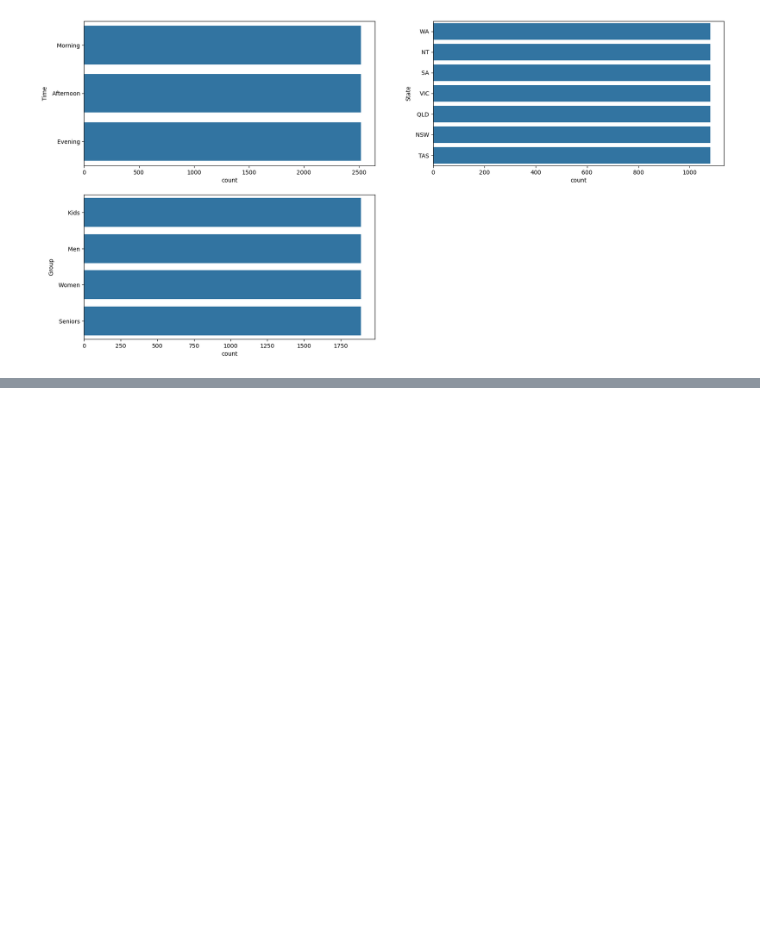
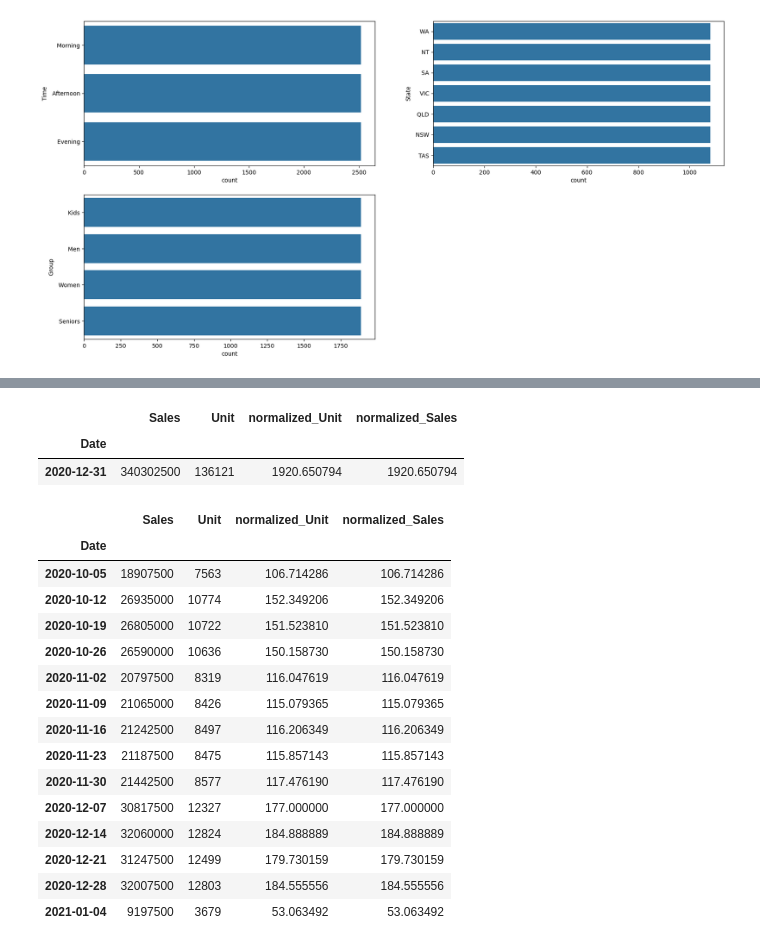
Before and after one commit to arunavn/data-science-with-python, a Jupyter notebook: Sales-Analysis-main/Sales_Project.ipynb, the cells around one changed output, grey strips where cells are left out. Saved outputs shown, nothing was run; the diff lists cells and outputs as text; code cells hidden in the pictures; blank space fills up the shorter version.

```diff
--- a/Sales-Analysis-main/Sales_Project.ipynb
+++ b/Sales-Analysis-main/Sales_Project.ipynb
@@ -130,0 +157,5 @@ plt.show()
+# %%
+# Convert object to string
+src_df['Time'] = src_df['Time'].astype('string')
+src_df['State'] = src_df['State'].astype('string')
+src_df['Group'] = src_df['Group'].astype('string')
@@ -130,0 +176,7 @@ plt.show()
+# %%
+from sklearn.preprocessing import MinMaxScaler
+scaler = MinMaxScaler()
+
+src_df['normalized_Sales'] = scaler.fit_transform(src_df[['Sales']])
+src_df['normalized_Unit'] = scaler.fit_transform(src_df[['Unit']])
+src_df.describe()
@@ -130,0 +233,18 @@ plt.show()
+# %%
+def get_month(date_var):
+    return str(date_var).split('-')[1]
+
+def get_date(date_var):
+    return (str(date_var).split('-')[-1]).split(' ')[0]
+
+def get_year(date_var):
+    return (str(date_var).split('-')[0])
+
+df_1 = src_df
+df_1['year'] =  src_df['Date'].apply(lambda x: get_year(x))
+df_1['month'] =  src_df['Date'].apply(lambda x: get_month(x))
+df_1['day'] =  src_df['Date'].apply(lambda x: get_date(x))
+
+src_df = df_1
+
+src_df.set_index('Date', inplace= True)
@@ -130,0 +277,27 @@ plt.show()
+# %%
+# Quarterly Sales
+src_df[["Sales", "Unit", "normalized_Unit", "normalized_Sales"]].resample('Q').sum()
+# %% [output]
+|  | Sales | Unit | normalized_Unit | normalized_Sales |
+| Date |  |  |  |  |
+| 2020-12-31 | 340302500 | 136121 | 1920.650794 | 1920.650794 |
+# %%
+# Weekly Sales
+src_df[["Sales", "Unit", "normalized_Unit", "normalized_Sales"]].resample('W-MON').sum()
+# %% [output]
+|  | Sales | Unit | normalized_Unit | normalized_Sales |
+| Date |  |  |  |  |
+| 2020-10-05 | 18907500 | 7563 | 106.714286 | 106.714286 |
+| 2020-10-12 | 26935000 | 10774 | 152.349206 | 152.349206 |
+| 2020-10-19 | 26805000 | 10722 | 151.523810 | 151.523810 |
+| 2020-10-26 | 26590000 | 10636 | 150.158730 | 150.158730 |
+| 2020-11-02 | 20797500 | 8319 | 116.047619 | 116.047619 |
+| 2020-11-09 | 21065000 | 8426 | 115.079365 | 115.079365 |
+| 2020-11-16 | 21242500 | 8497 | 116.206349 | 116.206349 |
+| 2020-11-23 | 21187500 | 8475 | 115.857143 | 115.857143 |
+| 2020-11-30 | 21442500 | 8577 | 117.476190 | 117.476190 |
+| 2020-12-07 | 30817500 | 12327 | 177.000000 | 177.000000 |
+| 2020-12-14 | 32060000 | 12824 | 184.888889 | 184.888889 |
+| 2020-12-21 | 31247500 | 12499 | 179.730159 | 179.730159 |
+| 2020-12-28 | 32007500 | 12803 | 184.555556 | 184.555556 |
+| 2021-01-04 | 9197500 | 3679 | 53.063492 | 53.063492 |
```
Also changed, not shown: parts of 32 cells of this notebook.
